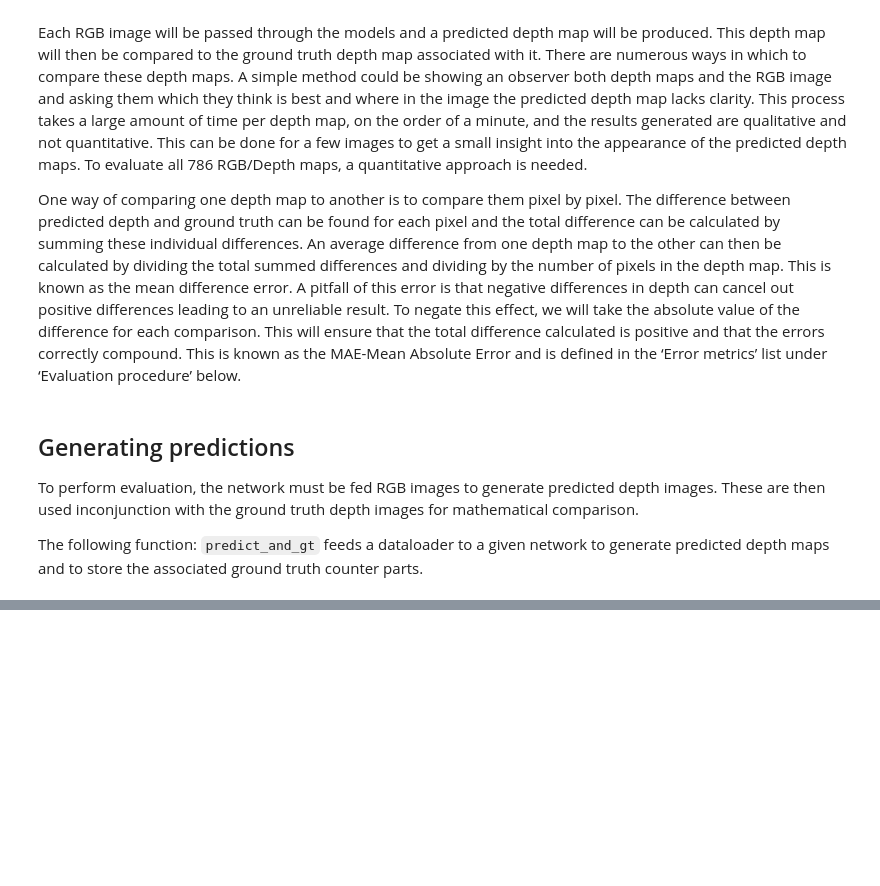
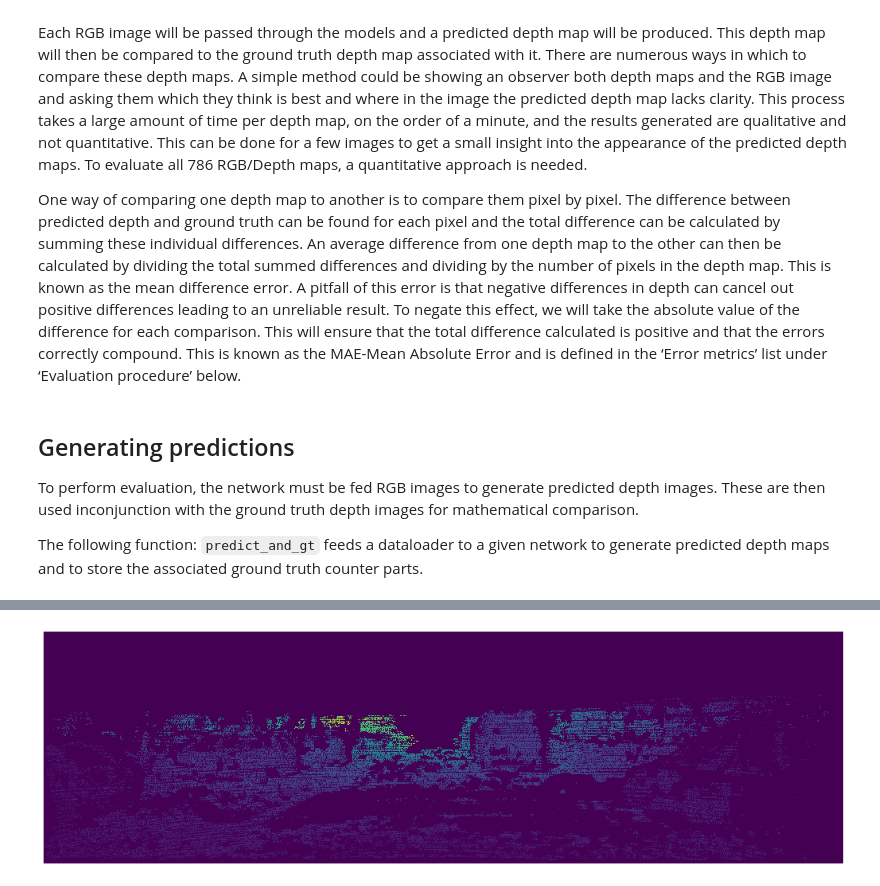
Before and after one commit to BenSnow6/depth_estimation, a Jupyter notebook: Data Preprocessing/SimpleCNN model/SimpleCNN training.ipynb, the cells around one changed output, grey strips where cells are left out. Saved outputs shown, nothing was run; the diff lists cells and outputs as text; code cells hidden in the pictures; blank space fills up the shorter version.

```diff
--- a/Data Preprocessing/SimpleCNN model/SimpleCNN training.ipynb
+++ b/Data Preprocessing/SimpleCNN model/SimpleCNN training.ipynb
@@ -935,0 +707,8 @@ small_stds
+# %%
+reshaped_depth_pred = np.reshape(prediction[1][0].cpu().detach().numpy(), (xb.shape[2],xb.shape[3]))
+reshaped_depth_gt = np.reshape(yb[1][0].cpu().detach().numpy(), (xb.shape[2],xb.shape[3])
+# %%
+def show_depth_image(image, size=(18,32)):
+    plt.figure(figsize = size) ## make the figure larger or smaller, keep the aspect ratio (9:16) the same
+    plt.imshow(image, interpolation='nearest')
+    plt.axis("off")
@@ -935,0 +727,4 @@ small_stds
+# %%
+show_depth_image(reshaped_depth_gt)
+# %% [output]
+[figure, added]
```
Also changed, not shown: parts of 89 cells of this notebook, 1 other file.
